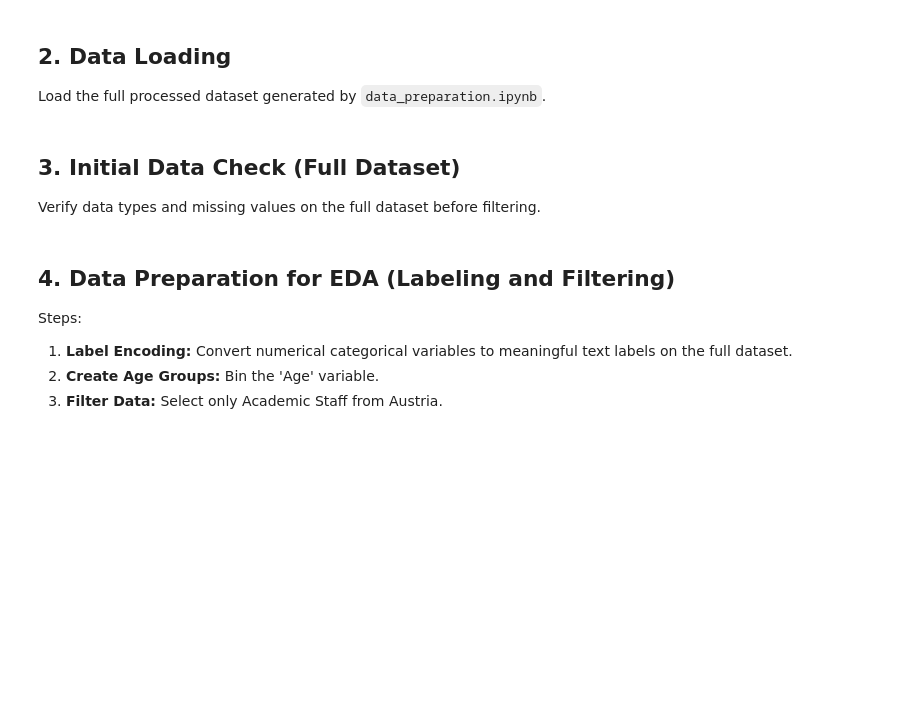
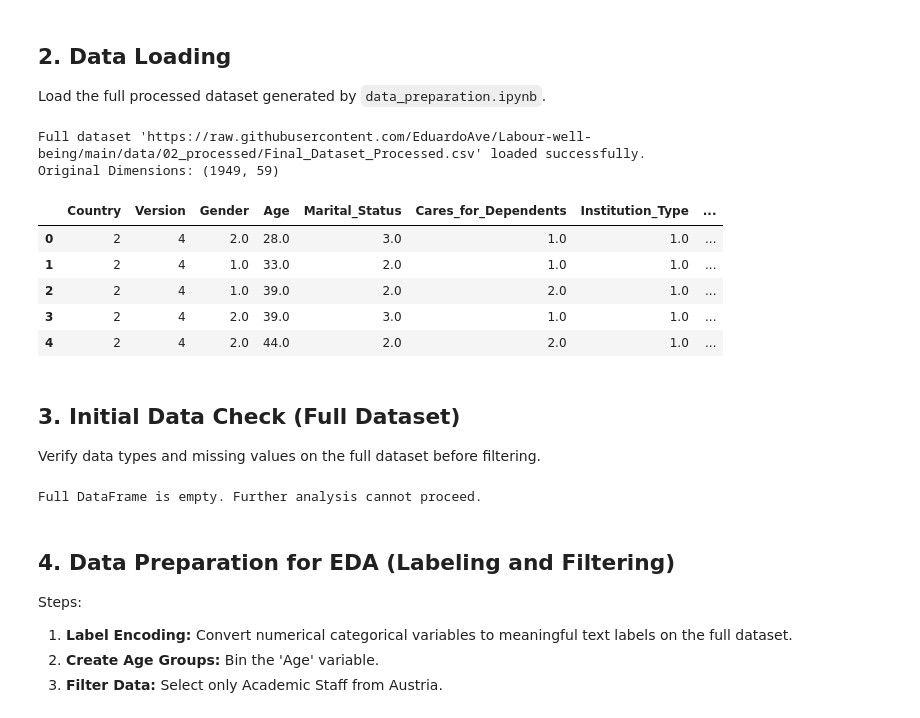
Before and after one commit to EduardoAve/Labour-well-being, a Jupyter notebook: notebooks/at_academic_data_analysis.ipynb, the cells around one changed output. Saved outputs shown, nothing was run; the diff lists cells and outputs as text; code cells hidden in the pictures; blank space fills up the shorter version.

```diff
--- a/notebooks/at_academic_data_analysis.ipynb
+++ b/notebooks/at_academic_data_analysis.ipynb
@@ -48,20 +48,29 @@ Load the full processed dataset generated by `data_preparation.ipynb`.
 # %%
 # Specify the path to your final processed dataset
 # This should be the output from the data_preparation notebook
-file_path = 'https://raw.githubusercontent.com/EduardoAve/Labour-well-being/main/data/02_prepared/Final_Dataset_Processed.csv'
+file_path = 'https://raw.githubusercontent.com/EduardoAve/Labour-well-being/main/data/02_processed/Final_Dataset_Processed.csv'
 
 try:
     # Attempt to load the dataset
     df_full_raw = pd.read_csv(file_path)
     print(f"Full dataset '{file_path}' loaded successfully.")
     print(f"Original Dimensions: {df_full_raw.shape}")
     display(df_full_raw.head())
 except FileNotFoundError:
     print(f"Error: File '{file_path}' not found. Please ensure the file is in the correct directory or provide the full path.")
     df_full_raw = pd.DataFrame() # Create an empty DataFrame to prevent subsequent errors
 except Exception as e:
     print(f"An error occurred while loading the data: {e}")
     df_full_raw = pd.DataFrame()
+# %% [output]
+Full dataset 'https://raw.githubusercontent.com/EduardoAve/Labour-well-being/main/data/02_processed/Final_Dataset_Processed.csv' loaded successfully.
+Original Dimensions: (1949, 59)
+|  | Country | Version | Gender | Age | Marital_Status | Cares_for_Dependents | Institution_Type | ... |
+| 0 | 2 | 4 | 2.0 | 28.0 | 3.0 | 1.0 | 1.0 | ... |
+| 1 | 2 | 4 | 1.0 | 33.0 | 2.0 | 1.0 | 1.0 | ... |
+| 2 | 2 | 4 | 1.0 | 39.0 | 2.0 | 2.0 | 1.0 | ... |
+| 3 | 2 | 4 | 2.0 | 39.0 | 3.0 | 1.0 | 1.0 | ... |
+| 4 | 2 | 4 | 2.0 | 44.0 | 2.0 | 2.0 | 1.0 | ... |
 # %% [markdown]
 ## 3. Initial Data Check (Full Dataset)
 
@@ -88,6 +97,8 @@ if not df_full_raw.empty:
 else:
     print("Full DataFrame is empty. Further analysis cannot proceed.")
     df_full_cleaned = pd.DataFrame() # Ensure df_full_cleaned exists even if empty
+# %% [output]
+Full DataFrame is empty. Further analysis cannot proceed.
 # %% [markdown]
 ## 4. Data Preparation for EDA (Labeling and Filtering)
 
```
Also changed, not shown: parts of 11 cells of this notebook.
